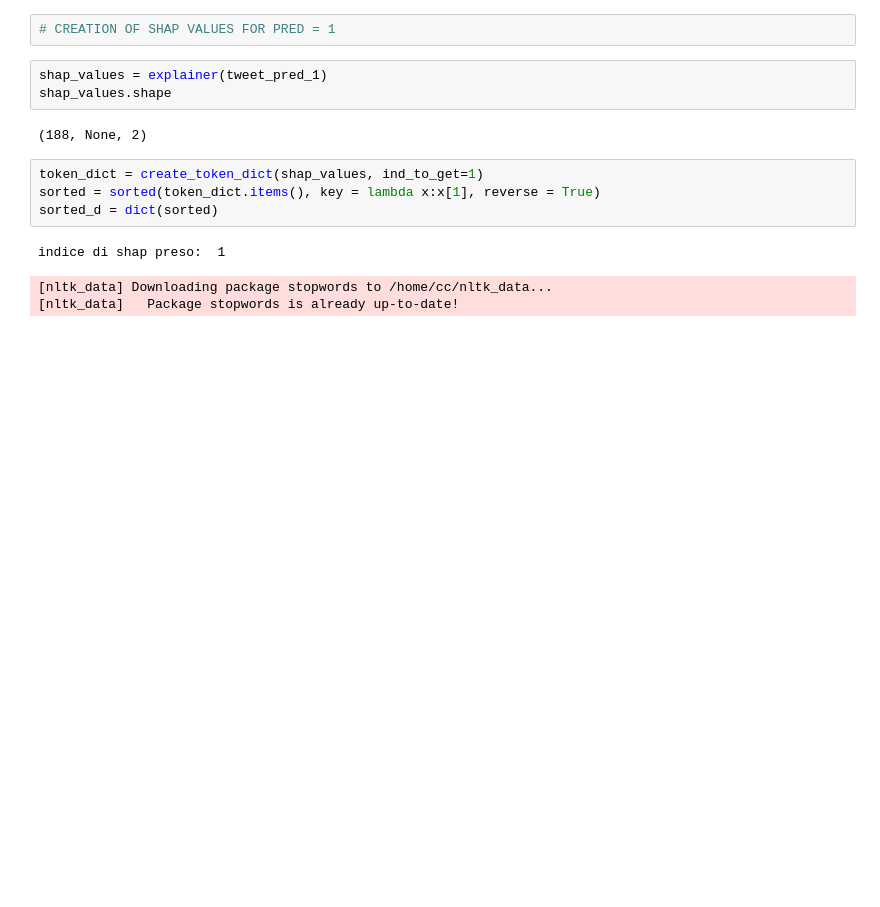
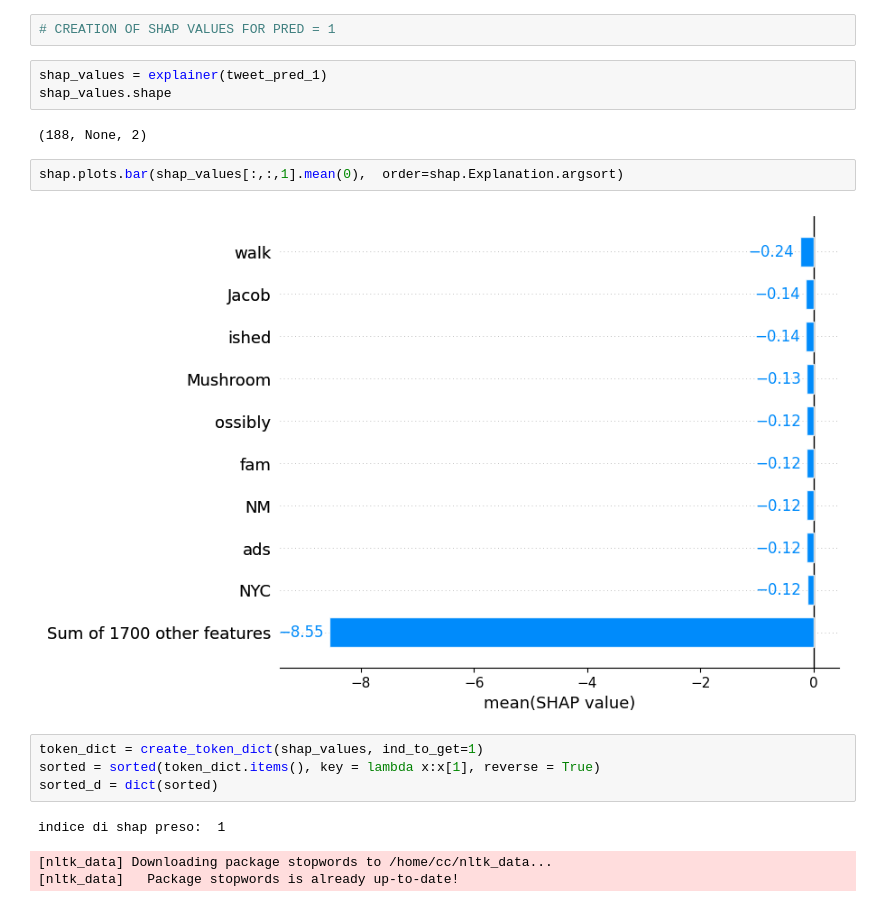
Before and after one commit to auro736/food_risk_MS_thesis, a Jupyter notebook: tasks/shap_new.ipynb, the cells around one changed output. Saved outputs shown, nothing was run; the diff lists cells and outputs as text; blank space fills up the shorter version.

```diff
--- a/tasks/shap_new.ipynb
+++ b/tasks/shap_new.ipynb
@@ -74,6 +129,10 @@ shap_values = explainer(tweet_pred_1)
 shap_values.shape
 # %% [output]
 (188, None, 2)
+# %%
+shap.plots.bar(shap_values[:,:,1].mean(0),  order=shap.Explanation.argsort)
+# %% [output]
+[figure, added]
 # %%
 token_dict = create_token_dict(shap_values, ind_to_get=1)
 sorted = sorted(token_dict.items(), key = lambda x:x[1], reverse = True)
```
Also changed, not shown: parts of 13 cells of this notebook, 13 other files.
